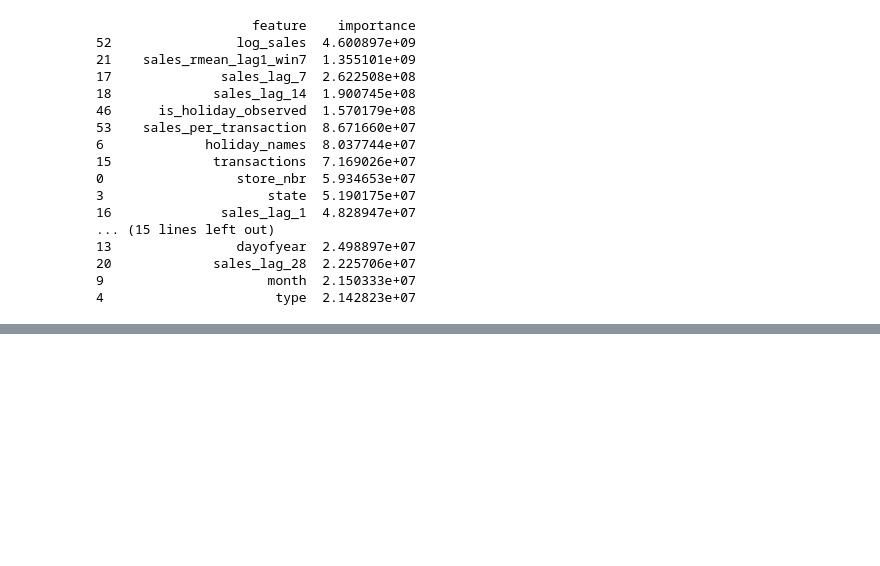
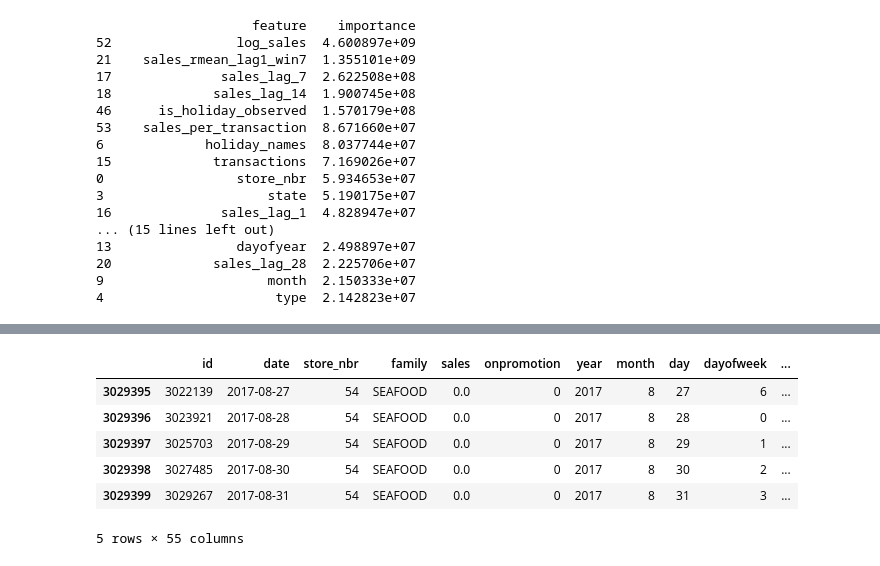
Before and after one commit to NeliDilkova/store-sales, a Jupyter notebook: notebooks/04_Modeling.ipynb, the cells around one changed output, grey strips where cells are left out. Drawn from its saved outputs; the diff is of its cells as text; code cells hidden in the pictures; blank space fills up the shorter version.

```diff
--- a/notebooks/04_Modeling.ipynb
+++ b/notebooks/04_Modeling.ipynb
@@ -1004,6 +983,9 @@ for i, p in enumerate(param_grid):
             verbose_eval=100,
         )
 
+        best_num_boost_round = model.best_iteration + 1  # 0-basiert -> +1 # das brauche ich für das Trainieren des Gesamtdatensatzes für die Abgabe
+        mlflow.log_metric("best_num_boost_round", best_num_boost_round)
+
         y_pred_val = model.predict(dval)
 
         # Globale KPIs
@@ -1231,0 +1337,6 @@ file:///C:/Users/nelid/Documents/Kaggle Competitions/Store Sales Competition/sto
+# %%
+## Holidays hinzufügen
+
+holiday_daily = pd.read_csv(PROCESSED_DIR / "holiday_features_daily.csv", parse_dates=["date"])
+
+holiday_daily.info()
@@ -1231,0 +1359,9 @@ file:///C:/Users/nelid/Documents/Kaggle Competitions/Store Sales Competition/sto
+# %%
+full_fe = full_fe.merge(holiday_daily, on="date", how="left")
+
+# Nur die Spalten aus holiday_daily auffüllen
+holiday_cols = [c for c in holiday_daily.columns if c != "date"]  # aufpassen, dass die NAs in "sales" in den Testdaten erhalten bleiben
+
+full_fe[holiday_cols] = full_fe[holiday_cols].fillna(0)
+
+print(full_fe["sales"].isna().value_counts())
@@ -1231,0 +1393,10 @@ file:///C:/Users/nelid/Documents/Kaggle Competitions/Store Sales Competition/sto
+# %%
+full_fe.tail()
+# %% [output]
+|  | id | date | store_nbr | family | sales | onpromotion | year | month | day | dayofweek | ... |
+| 3029395 | 3022139 | 2017-08-27 | 54 | SEAFOOD | 0.0 | 0 | 2017 | 8 | 27 | 6 | ... |
+| 3029396 | 3023921 | 2017-08-28 | 54 | SEAFOOD | 0.0 | 0 | 2017 | 8 | 28 | 0 | ... |
+| 3029397 | 3025703 | 2017-08-29 | 54 | SEAFOOD | 0.0 | 0 | 2017 | 8 | 29 | 1 | ... |
+| 3029398 | 3027485 | 2017-08-30 | 54 | SEAFOOD | 0.0 | 0 | 2017 | 8 | 30 | 2 | ... |
+| 3029399 | 3029267 | 2017-08-31 | 54 | SEAFOOD | 0.0 | 0 | 2017 | 8 | 31 | 3 | ... |
+5 rows × 55 columns
```
Also changed, not shown: parts of 34 cells of this notebook, 1 other file.
